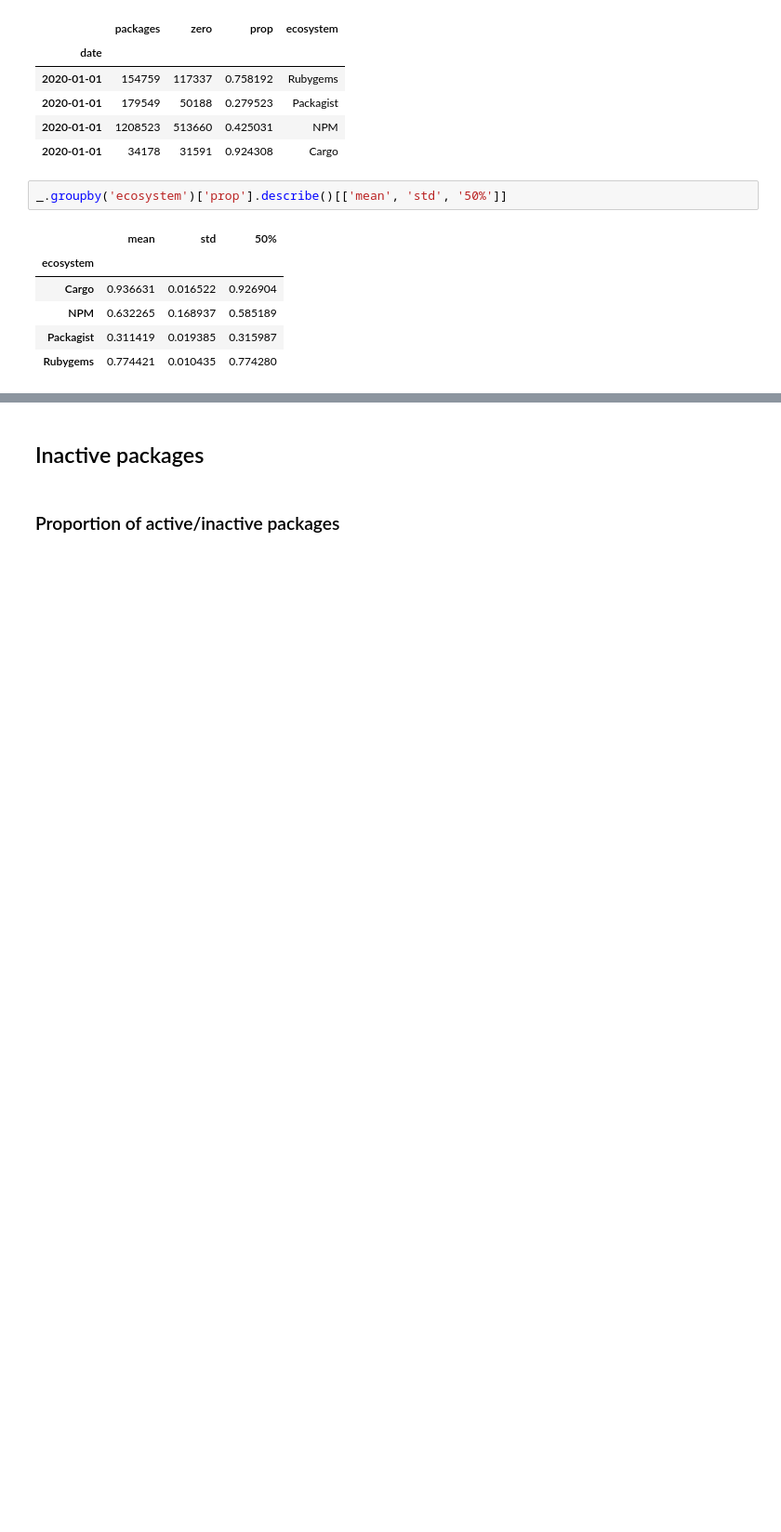
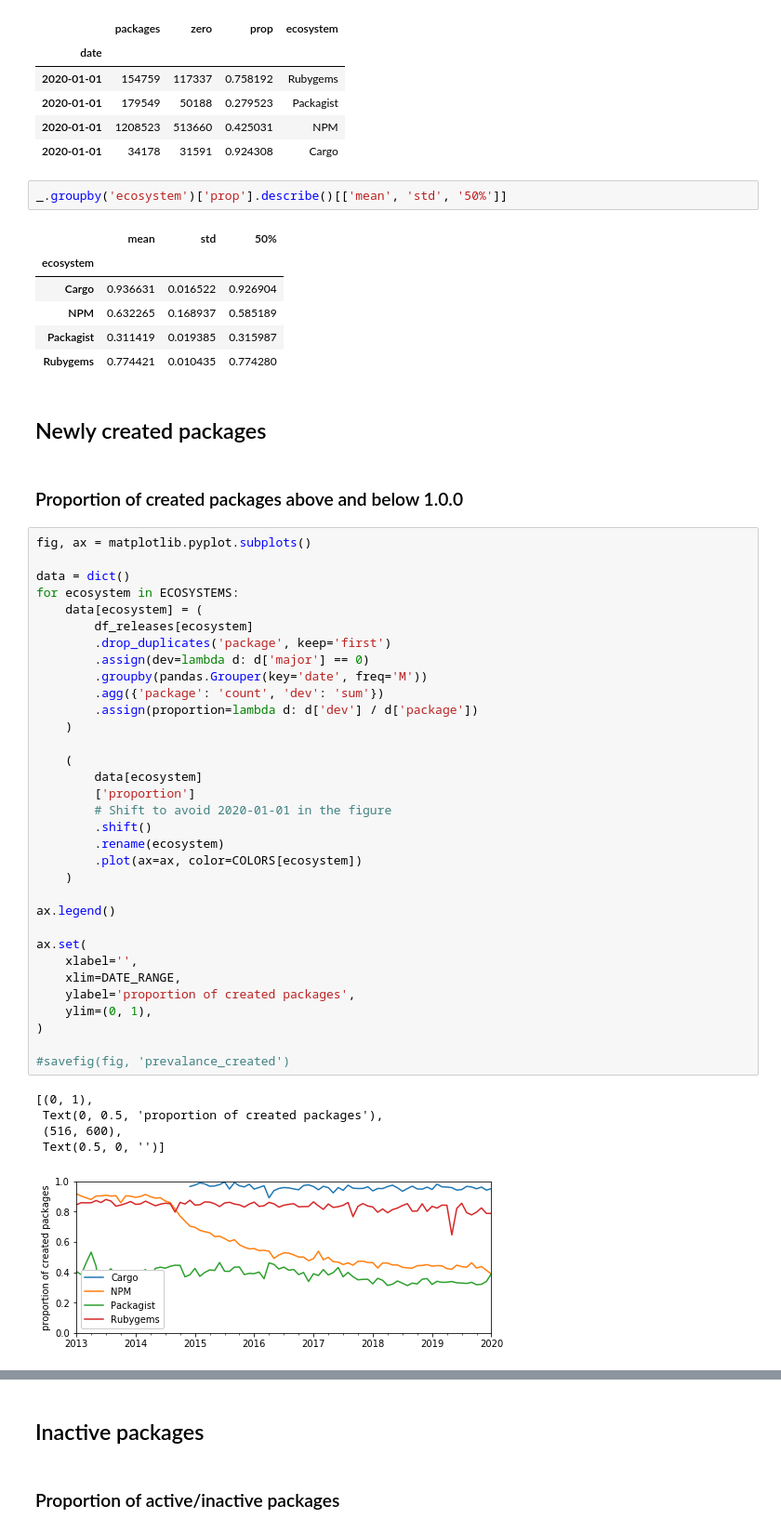
Before and after one commit to AlexandreDecan/secos-zero, a Jupyter notebook: notebooks/Magic zero.ipynb, the cells around one changed output, grey strips where cells are left out. Shown at 93% size. Drawn from its saved outputs; the diff is of its cells as text; blank space fills up the shorter version.

```diff
--- a/notebooks/Magic zero.ipynb
+++ b/notebooks/Magic zero.ipynb
@@ -246,3 +246,46 @@ _.groupby('ecosystem')['prop'].describe()[['mean', 'std', '50%']]
 | NPM | 0.632265 | 0.168937 | 0.585189 |
 | Packagist | 0.311419 | 0.019385 | 0.315987 |
 | Rubygems | 0.774421 | 0.010435 | 0.774280 |
+# %% [markdown]
+## Newly created packages
+# %% [markdown]
+### Proportion of created packages above and below 1.0.0
+# %%
+fig, ax = matplotlib.pyplot.subplots()
+
+data = dict()
+for ecosystem in ECOSYSTEMS:
+    data[ecosystem] = (
+        df_releases[ecosystem]
+        .drop_duplicates('package', keep='first')
+        .assign(dev=lambda d: d['major'] == 0)
+        .groupby(pandas.Grouper(key='date', freq='M'))
+        .agg({'package': 'count', 'dev': 'sum'})
+        .assign(proportion=lambda d: d['dev'] / d['package'])
+    )
+
+    (
+        data[ecosystem]
+        ['proportion']
+        # Shift to avoid 2020-01-01 in the figure
+        .shift()
+        .rename(ecosystem)
+        .plot(ax=ax, color=COLORS[ecosystem])
+    )
+
+ax.legend()
+
+ax.set(
+    xlabel='',
+    xlim=DATE_RANGE,
+    ylabel='proportion of created packages',
+    ylim=(0, 1),
+)
+
+#savefig(fig, 'prevalance_created')
+# %% [output]
+[(0, 1),
+ Text(0, 0.5, 'proportion of created packages'),
+ (516, 600),
+ Text(0.5, 0, '')]
+[figure, added]
```
Also changed, not shown: parts of 7 cells of this notebook.
